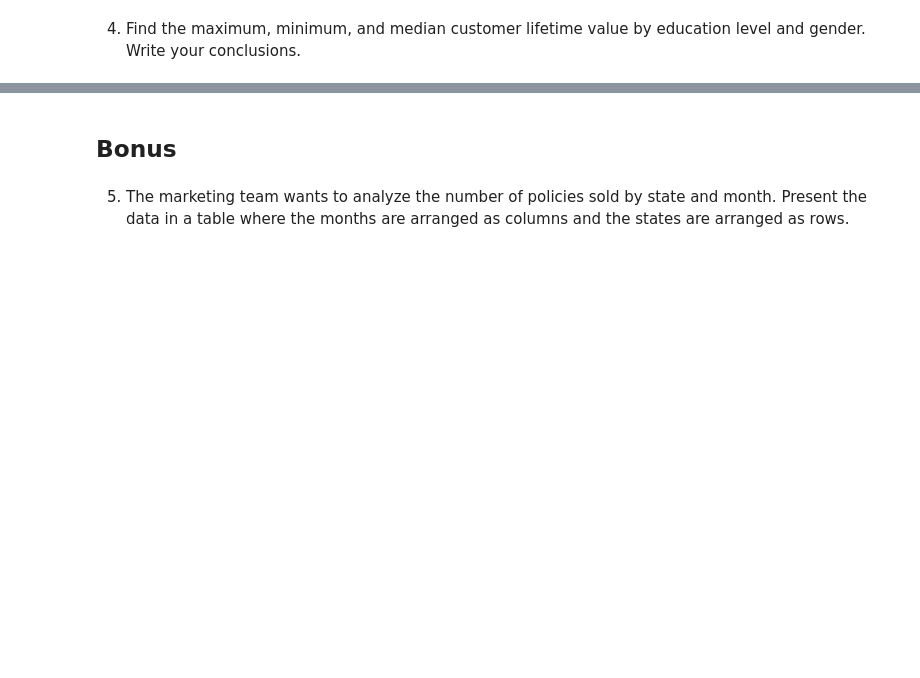
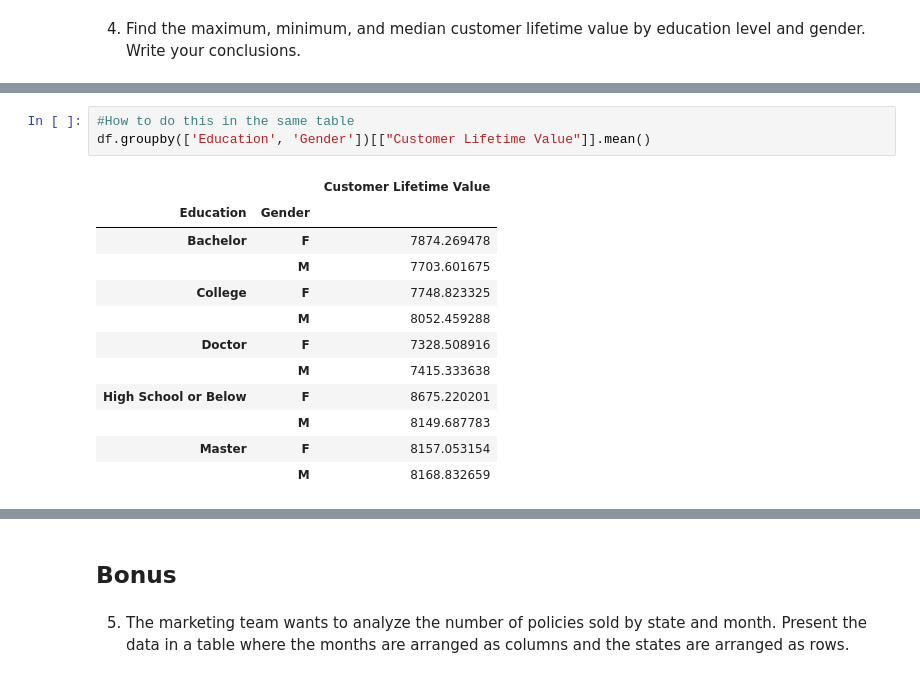
Before and after one commit to MiriinD/GitHub_Ironhack, a Jupyter notebook: Week 2/Labs/day_3_lab-dw-aggregating.ipynb, the cells around one changed output, grey strips where cells are left out. Cells and saved outputs as stored; diff of their text form; blank space fills up the shorter version.

```diff
--- a/Week 2/Labs/day_3_lab-dw-aggregating.ipynb
+++ b/Week 2/Labs/day_3_lab-dw-aggregating.ipynb
@@ -70,0 +127,16 @@ new_df
+# %%
+#How to do this in the same table
+df.groupby(['Education', 'Gender'])[["Customer Lifetime Value"]].mean()
+# %% [output]
+|  |  | Customer Lifetime Value |
+| Education | Gender |  |
+| Bachelor | F | 7874.269478 |
+|  | M | 7703.601675 |
+| College | F | 7748.823325 |
+|  | M | 8052.459288 |
+| Doctor | F | 7328.508916 |
+|  | M | 7415.333638 |
+| High School or Below | F | 8675.220201 |
+|  | M | 8149.687783 |
+| Master | F | 8157.053154 |
+|  | M | 8168.832659 |
```
Also changed, not shown: parts of 12 cells of this notebook, 1 other file.
